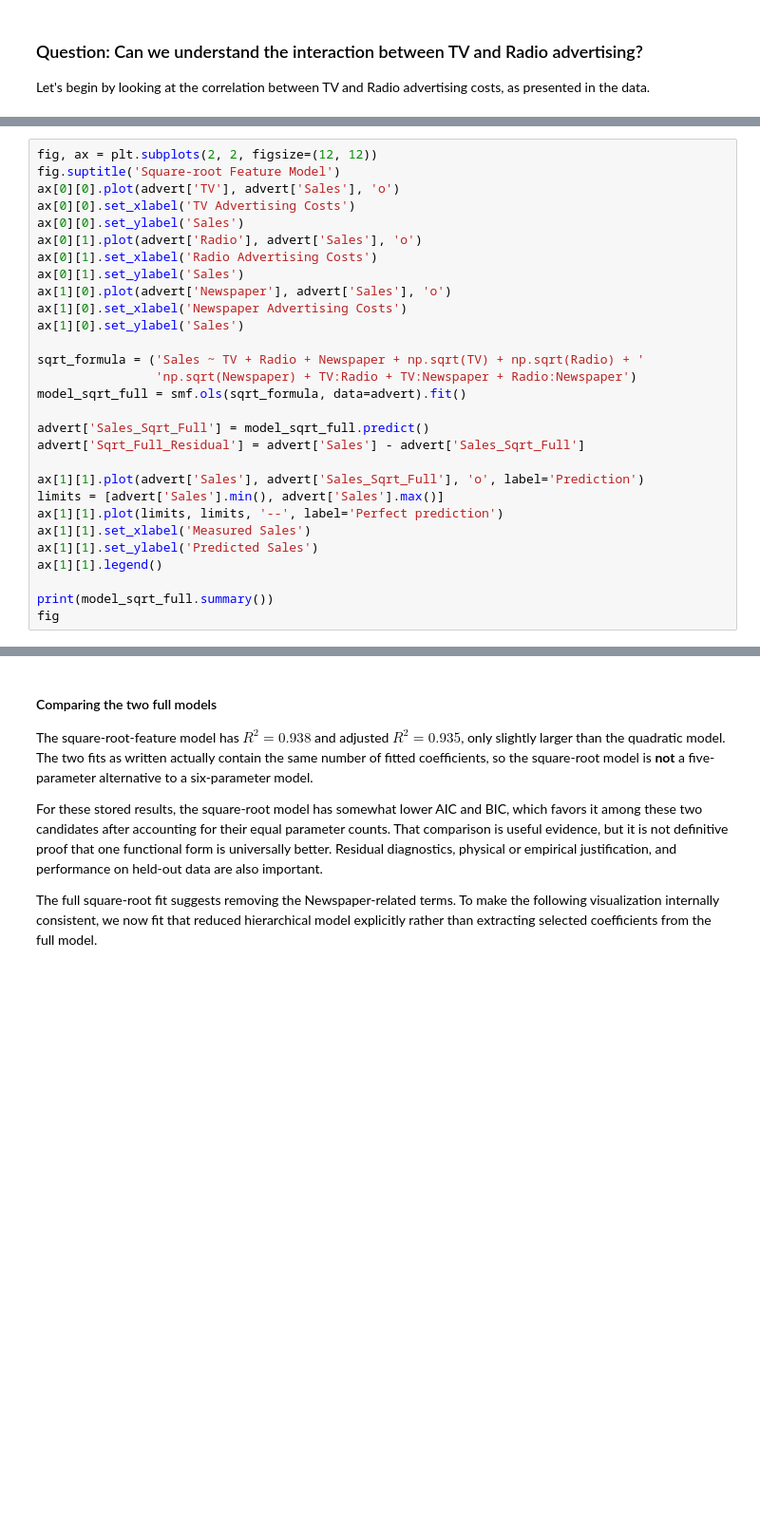
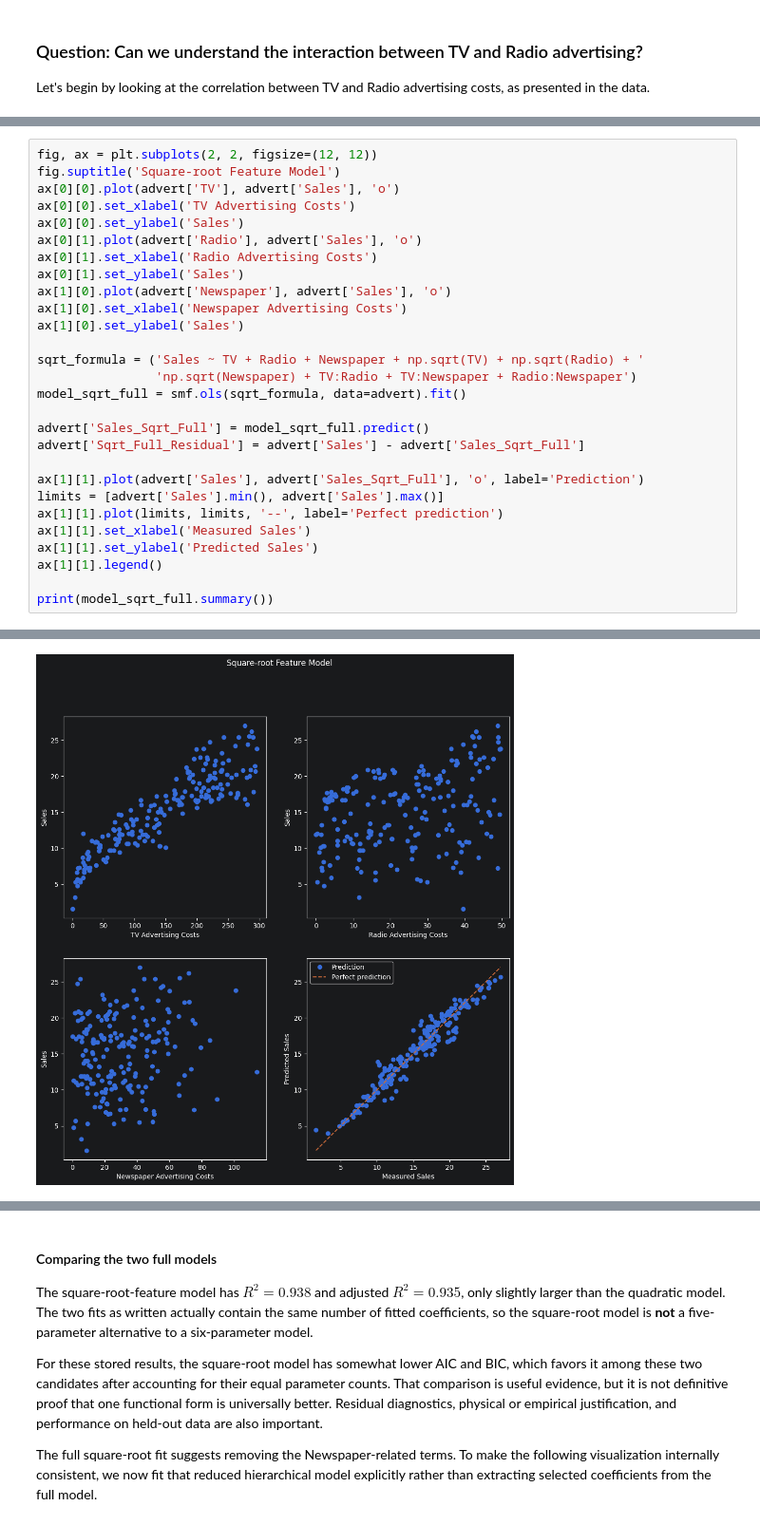
Before and after one commit to brash99/phys441, a Jupyter notebook: JupyterNotebooks/Week3/linear_regression_complete.ipynb, the cells around one changed output, grey strips where cells are left out. Shown at 95% size. Saved outputs shown, nothing was run; the diff lists cells and outputs as text; blank space fills up the shorter version.

```diff
--- a/JupyterNotebooks/Week3/linear_regression_complete.ipynb
+++ b/JupyterNotebooks/Week3/linear_regression_complete.ipynb
@@ -122,4 +206,4 @@ ax[1][1].set_ylabel('Predicted Sales')
 ax[1][1].legend()
 
 print(model_sqrt_full.summary())
-fig
+# %% [output]
@@ -126,3 +227,4 @@ fig
+[figure, added]
 # %%
 fig, ax = plt.subplots(1, 1, figsize=(8, 8))
 
```
Also changed, not shown: parts of 12 cells of this notebook, 4 other files.
